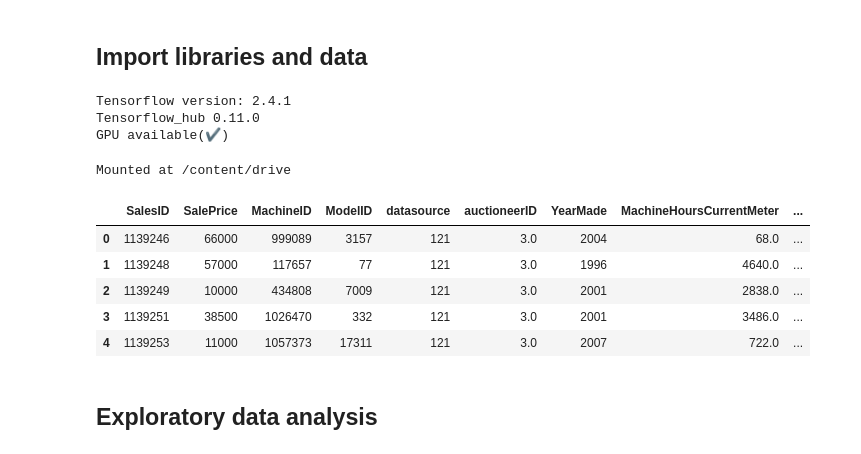
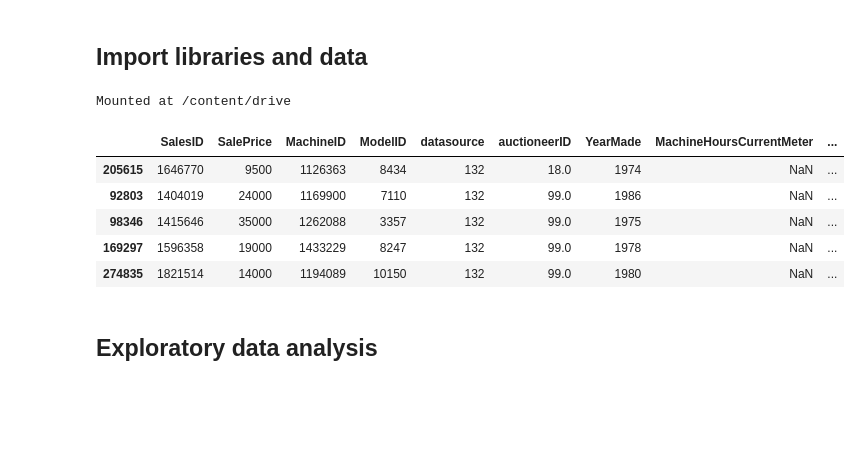
Before and after one commit to tangani/Blue-Book-for-Bulldozers, a Jupyter notebook: Blue_Book_for_Bulldozers.ipynb, the cells around one changed output. Saved outputs shown, nothing was run; the diff lists cells and outputs as text; code cells hidden in the pictures; blank space fills up the shorter version.

```diff
--- a/Blue_Book_for_Bulldozers.ipynb
+++ b/Blue_Book_for_Bulldozers.ipynb
@@ -4,20 +4,3 @@
 # Blue Book for Bulldozers
 # %% [markdown]
 ## Import libraries and data
-# %%
-import numpy as np
-import pandas as pd
-import matplotlib.pyplot as plt
-import sklearn
-
-import tensorflow as tf
-import tensorflow_hub as hub
-
-print('Tensorflow version:',tf.__version__)
-print('Tensorflow_hub',hub.__version__)
-
-print('GPU','available(✔)' if tf.config.list_physical_devices("GPU") else "not available 😢")
-# %% [output]
-Tensorflow version: 2.4.1
-Tensorflow_hub 0.11.0
-GPU available(✔)
@@ -27,15 +33,16 @@ drive.mount('/content/drive')
 # %% [output]
 Mounted at /content/drive
 # %%
-train_data = pd.read_csv('/content/drive/MyDrive/data_science/bluebook-for-bulldozers/Train.csv',low_memory=False)
+train_data = pd.read_csv('/content/drive/MyDrive/data_science/bluebook-for-bulldozers/Train.csv', low_memory=False, parse_dates=['saledate'])
+train_data.sort_values(by='saledate',inplace=True)
 train_data.head()
 # %% [output]
 |  | SalesID | SalePrice | MachineID | ModelID | datasource | auctioneerID | YearMade | MachineHoursCurrentMeter | ... |
-| 0 | 1139246 | 66000 | 999089 | 3157 | 121 | 3.0 | 2004 | 68.0 | ... |
-| 1 | 1139248 | 57000 | 117657 | 77 | 121 | 3.0 | 1996 | 4640.0 | ... |
-| 2 | 1139249 | 10000 | 434808 | 7009 | 121 | 3.0 | 2001 | 2838.0 | ... |
-| 3 | 1139251 | 38500 | 1026470 | 332 | 121 | 3.0 | 2001 | 3486.0 | ... |
-| 4 | 1139253 | 11000 | 1057373 | 17311 | 121 | 3.0 | 2007 | 722.0 | ... |
+| 205615 | 1646770 | 9500 | 1126363 | 8434 | 132 | 18.0 | 1974 | NaN | ... |
+| 92803 | 1404019 | 24000 | 1169900 | 7110 | 132 | 99.0 | 1986 | NaN | ... |
+| 98346 | 1415646 | 35000 | 1262088 | 3357 | 132 | 99.0 | 1975 | NaN | ... |
+| 169297 | 1596358 | 19000 | 1433229 | 8247 | 132 | 99.0 | 1978 | NaN | ... |
+| 274835 | 1821514 | 14000 | 1194089 | 10150 | 132 | 99.0 | 1980 | NaN | ... |
 # %% [markdown]
 ## Exploratory data analysis
 # %%
```
Also changed, not shown: parts of 17 cells of this notebook.
